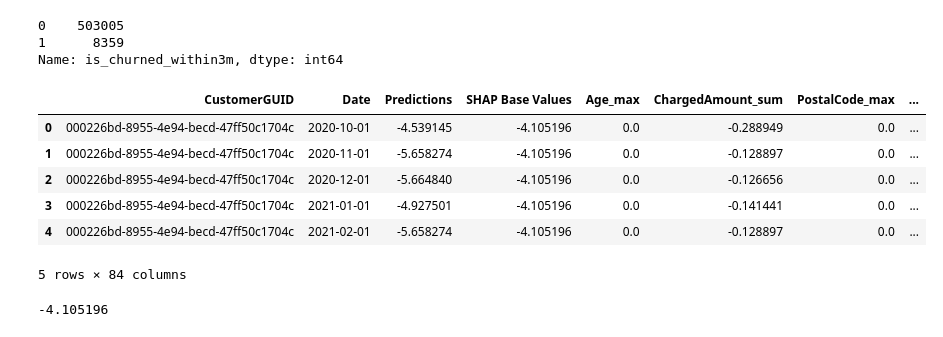
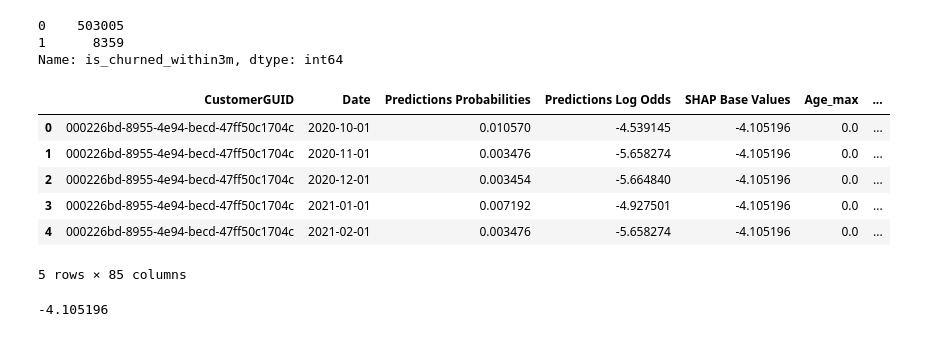
Before and after one commit to secureailabs/Engineering, a Jupyter notebook: Milestone3/orchestrator_scripts/SCL_only/orchestrator_SCL_only.ipynb, the cells around one changed output. Drawn from its saved outputs; the diff is of its cells as text; code cells hidden in the pictures.

```diff
--- a/Milestone3/orchestrator_scripts/SCL_only/orchestrator_SCL_only.ipynb
+++ b/Milestone3/orchestrator_scripts/SCL_only/orchestrator_SCL_only.ipynb
@@ -425,37 +424,38 @@ temp_index = y_test_df.index
 # %%
 import pandas as pd
 
 customer_guid = []
 date = []
 for i in range(0, len(temp_index)):
     customer_guid.append(temp_index[i][0])
     date.append(temp_index[i][1])
 
 # Add references to customer instances
 df1 = pd.DataFrame()
 df1['CustomerGUID'] = customer_guid
 df1['Date'] = date
 
 #add predictions
 preds = model.predict(X_test)
-df1['Predictions'] = preds[0]
+df1['Predictions Probabilities'] = 1/(1+ np.exp(-preds[0]))
+df1['Predictions Log Odds'] = preds[0]
 df1['SHAP Base Values'] = explanation_base_values
 
 #Add Explanation Values
 df2 = pd.DataFrame()
 df2 = pd.DataFrame(explanation_values)
 df2.columns = cols
 results_for_csv = pd.concat([df1, df2], axis=1, join='inner')
-results_for_csv.to_csv('./results.csv')
+results_for_csv.to_csv('./predictions_shap_SCL_test.csv')
 results_for_csv.head()
 # %% [output]
-|  | CustomerGUID | Date | Predictions | SHAP Base Values | Age_max | ChargedAmount_sum | PostalCode_max | ... |
-| 0 | 000226bd-8955-4e94-becd-47ff50c1704c | 2020-10-01 | -4.539145 | -4.105196 | 0.0 | -0.288949 | 0.0 | ... |
-| 1 | 000226bd-8955-4e94-becd-47ff50c1704c | 2020-11-01 | -5.658274 | -4.105196 | 0.0 | -0.128897 | 0.0 | ... |
-| 2 | 000226bd-8955-4e94-becd-47ff50c1704c | 2020-12-01 | -5.664840 | -4.105196 | 0.0 | -0.126656 | 0.0 | ... |
-| 3 | 000226bd-8955-4e94-becd-47ff50c1704c | 2021-01-01 | -4.927501 | -4.105196 | 0.0 | -0.141441 | 0.0 | ... |
-| 4 | 000226bd-8955-4e94-becd-47ff50c1704c | 2021-02-01 | -5.658274 | -4.105196 | 0.0 | -0.128897 | 0.0 | ... |
+|  | CustomerGUID | Date | Predictions Probabilities | Predictions Log Odds | SHAP Base Values | Age_max | ... |
+| 0 | 000226bd-8955-4e94-becd-47ff50c1704c | 2020-10-01 | 0.010570 | -4.539145 | -4.105196 | 0.0 | ... |
+| 1 | 000226bd-8955-4e94-becd-47ff50c1704c | 2020-11-01 | 0.003476 | -5.658274 | -4.105196 | 0.0 | ... |
+| 2 | 000226bd-8955-4e94-becd-47ff50c1704c | 2020-12-01 | 0.003454 | -5.664840 | -4.105196 | 0.0 | ... |
+| 3 | 000226bd-8955-4e94-becd-47ff50c1704c | 2021-01-01 | 0.007192 | -4.927501 | -4.105196 | 0.0 | ... |
+| 4 | 000226bd-8955-4e94-becd-47ff50c1704c | 2021-02-01 | 0.003476 | -5.658274 | -4.105196 | 0.0 | ... |
-5 rows × 84 columns
+5 rows × 85 columns
 # %%
 expected_value
 # %% [output]
```
Also changed, not shown: parts of 13 cells of this notebook.
